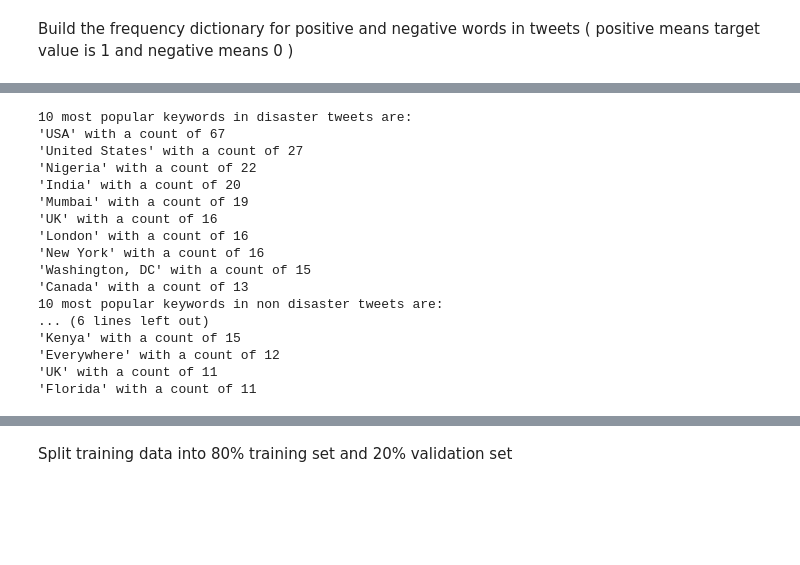
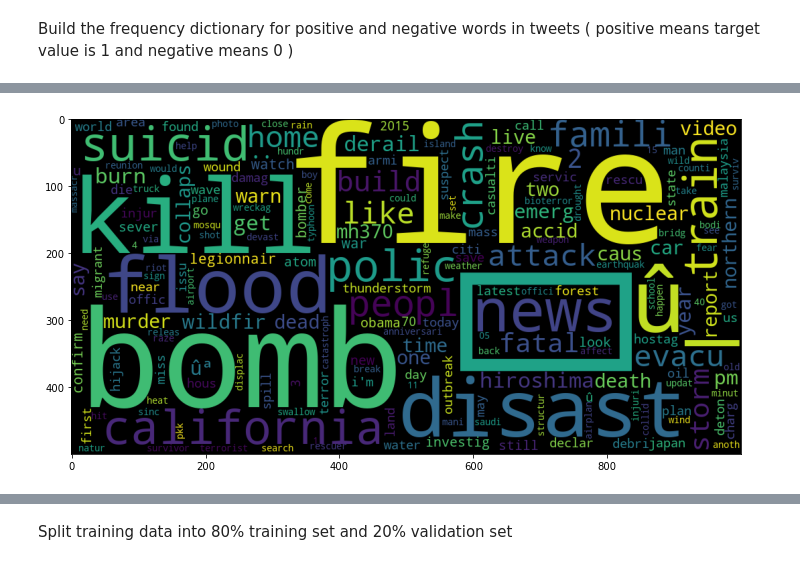
Before and after one commit to bk-anupam/NLP, a Jupyter notebook: Kaggle/DisasterTweetsPrediction/disaster-tweets-prediction.ipynb, the cells around one changed output, grey strips where cells are left out. Drawn from its saved outputs; the diff is of its cells as text; code cells hidden in the pictures; blank space fills up the shorter version.

```diff
--- a/Kaggle/DisasterTweetsPrediction/disaster-tweets-prediction.ipynb
+++ b/Kaggle/DisasterTweetsPrediction/disaster-tweets-prediction.ipynb
@@ -79,9 +92,9 @@ import numpy as np
 
 def add_or_increment(key, dict):
     if key in dict:
-        dict[key] += 1
+        dict[key] += int(1)
     else:
-        dict[key] = 1
+        dict[key] = int(1)
 
 def build_freqs(processed_tweets, ys):
     """Build frequencies.
@@ -102,7 +115,7 @@ def build_freqs(processed_tweets, ys):
     pos_freqs = {}
     neg_freqs = {}
     for y, tweet in zip(yslist, processed_tweets):
-        for word in tweet.split():
+        for word in tweet:
             pair = (word, y)
             add_or_increment(pair, freqs)
             if y == 1:
@@ -186,26 +130,0 @@ for item in get_topn_dictitems_byvalue(neg_keyword_freqs, 10):
-# %%
-print('10 most popular keywords in disaster tweets are:')
-for item in get_topn_dictitems_byvalue(pos_location_freqs, 10):
-    print(f"'{item[1]}' with a count of {item[0]}")
-
-print('10 most popular keywords in non disaster tweets are:')
-for item in get_topn_dictitems_byvalue(neg_location_freqs, 10):
-    print(f"'{item[1]}' with a count of {item[0]}")
-# %% [output]
-10 most popular keywords in disaster tweets are:
-'USA' with a count of 67
-'United States' with a count of 27
-'Nigeria' with a count of 22
-'India' with a count of 20
-'Mumbai' with a count of 19
-'UK' with a count of 16
-'London' with a count of 16
-'New York' with a count of 16
-'Washington, DC' with a count of 15
-'Canada' with a count of 13
-10 most popular keywords in non disaster tweets are:
-... (6 lines left out)
-'Kenya' with a count of 15
-'Everywhere' with a count of 12
-'UK' with a count of 11
-'Florida' with a count of 11
@@ -211,0 +142,13 @@ for item in get_topn_dictitems_byvalue(neg_location_freqs, 10):
+# %%
+# Word cloud for disaster tweets
+from wordcloud import WordCloud
+import matplotlib.pyplot as plt
+
+def plot_wordcloud(freq_dict):
+    wc = WordCloud(width=1000, height=500).generate_from_frequencies(freq_dict)
+    plt.figure(figsize=(12,8))
+    plt.imshow(wc)
+
+plot_wordcloud(pos_word_freqs)
+# %% [output]
+[figure, added]
```
Also changed, not shown: parts of 20 cells of this notebook, 1 other file.
